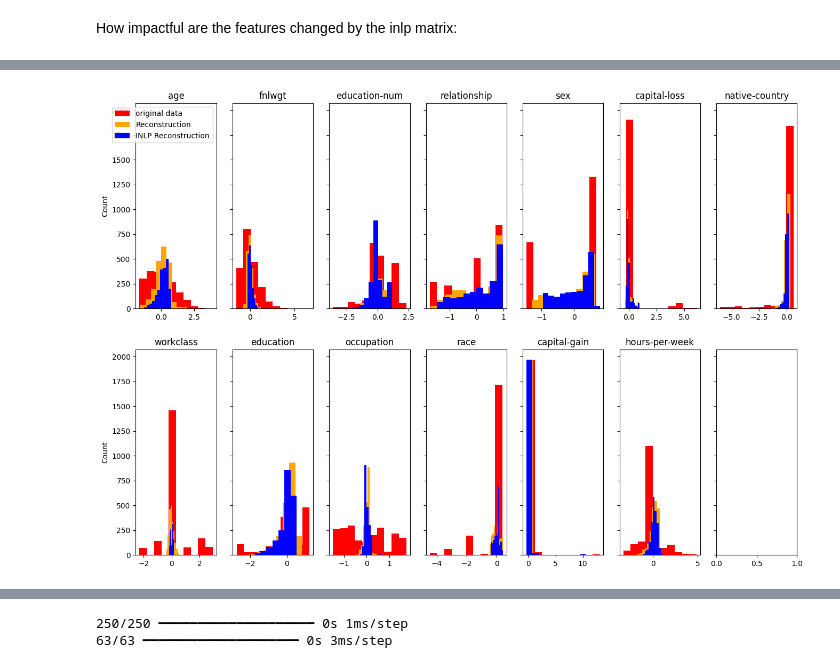
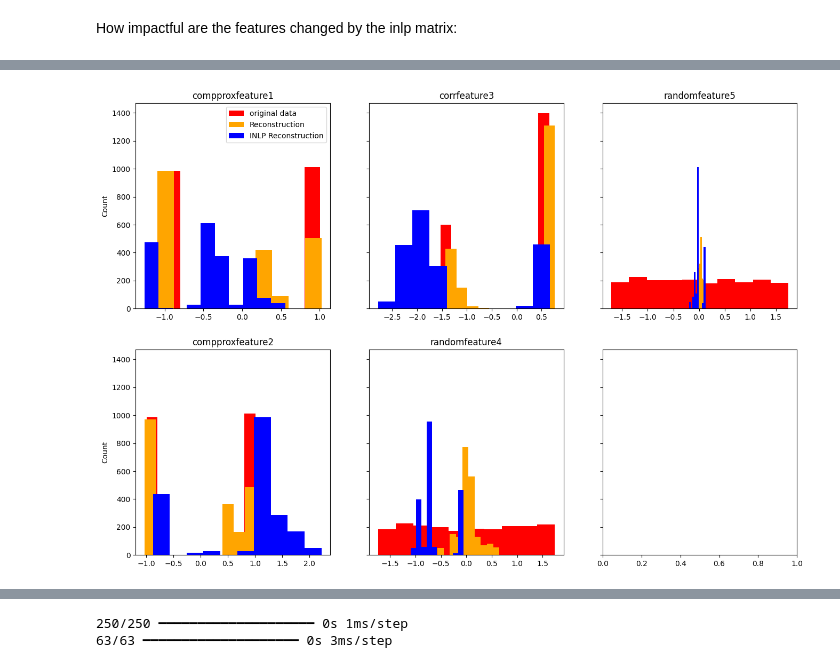
Before and after one commit to prinzessin98/ProxyDetection, a Jupyter notebook: ProxyDetection.ipynb, the cells around one changed output, grey strips where cells are left out. Drawn from its saved outputs; the diff is of its cells as text; code cells hidden in the pictures.

```diff
--- a/ProxyDetection.ipynb
+++ b/ProxyDetection.ipynb
@@ -24,7 +22,7 @@ from mpl_toolkits.mplot3d import Axes3D
 # 1 = Folktables
 # 2 = Toy datset comp proxies
 #####################
-dataset = 1
+dataset = 2
 #####################
 if dataset == 0:
   sens_attr = 'marital-status'
@@ -69,7 +67,7 @@ if dataset == 1:
 
   #Load the dataset
   data_source = ACSDataSource(survey_year='2014', horizon='1-Year', survey='person')
-  ca_data = data_source.get_data(states=["TX"], download=False)
+  ca_data = data_source.get_data(states=["TX"], download=True)
   features, label, _ = ACSIncome.df_to_pandas(ca_data)
 
   features = features.rename(columns={
@@ -1163,22 +990,22 @@ native-country:    reconstruction diff:0.051, Rec_error:0.906
 # %%
 # Compare reconstructions of features in distriution with original
 t=2
 fig,plot=plt.subplots(t,len(attributes)//t+1, figsize=(16, 11),sharex=False,sharey=True)
 for s in range(len(attributes)):
   plot[s%t,s//t].hist(X_test[attributes[s]], color='red',label='original data')
   plot[s%t,s//t].hist(reconstructed_X_test[:,s],color='orange', label= 'Reconstruction')
-  plot[s%t,s//t].hist(reconstructed_X_test_inlp[:,s],color='blue', label='INLP Reconstruction')
+  plot[s%t,s//t].hist(reconstructed_X_test_inlp_old[:,s],color='blue', label='INLP Reconstruction')
   plot[s%t,s//t].set_title(attributes[s])
   if s==0:
     plot[s//t,s%t].legend()
   if s%t==2:
     plot[s%t,s//t].set_xlabel('Value')
   if s//t==0:
     plot[s%t,s//t].set_ylabel('Count')
 plt.savefig(f'reconstruction_comparison_{name}.png')
 plt.show()
 # %% [output]
-[figure, old version]
+[figure, new version]
 # %%
 print(attributes[np.argsort(rec_diff)[:-2]])
 X_rem=X_train[attributes[np.argsort(rec_diff)[:-1]]]
```
Also changed, not shown: parts of 46 cells of this notebook.
